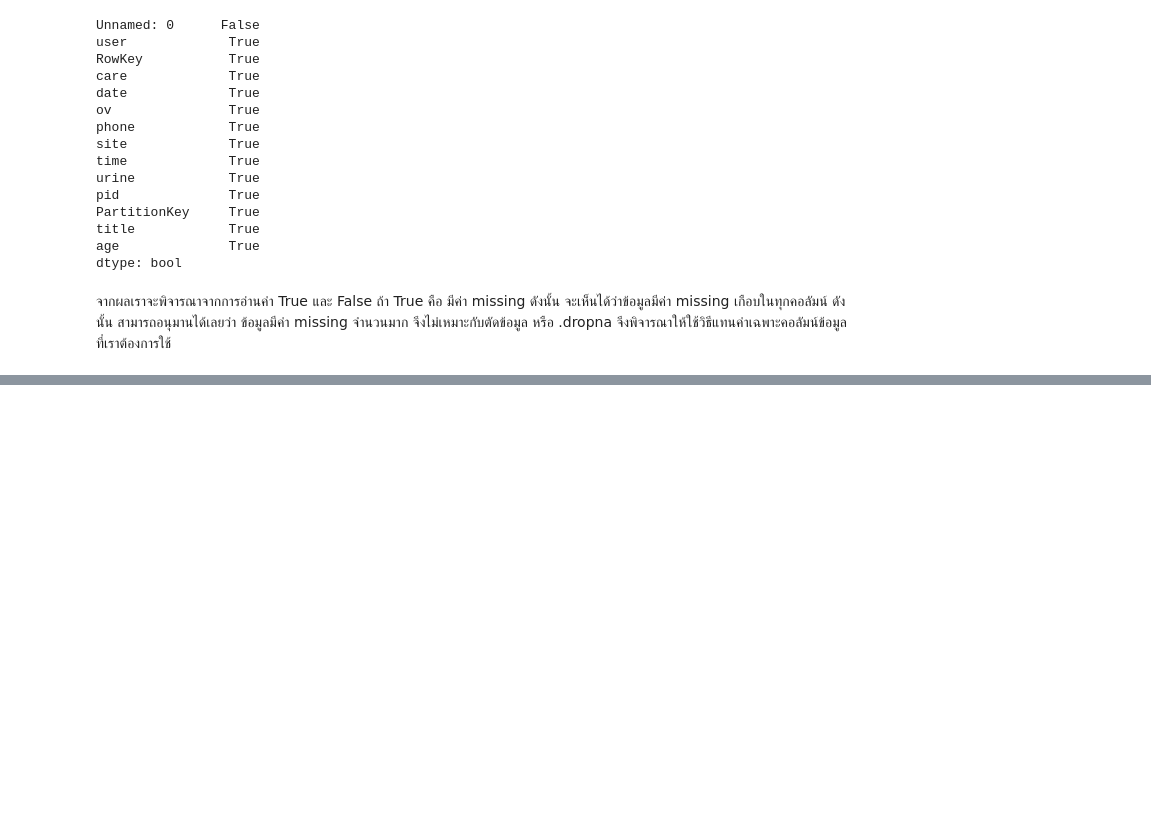
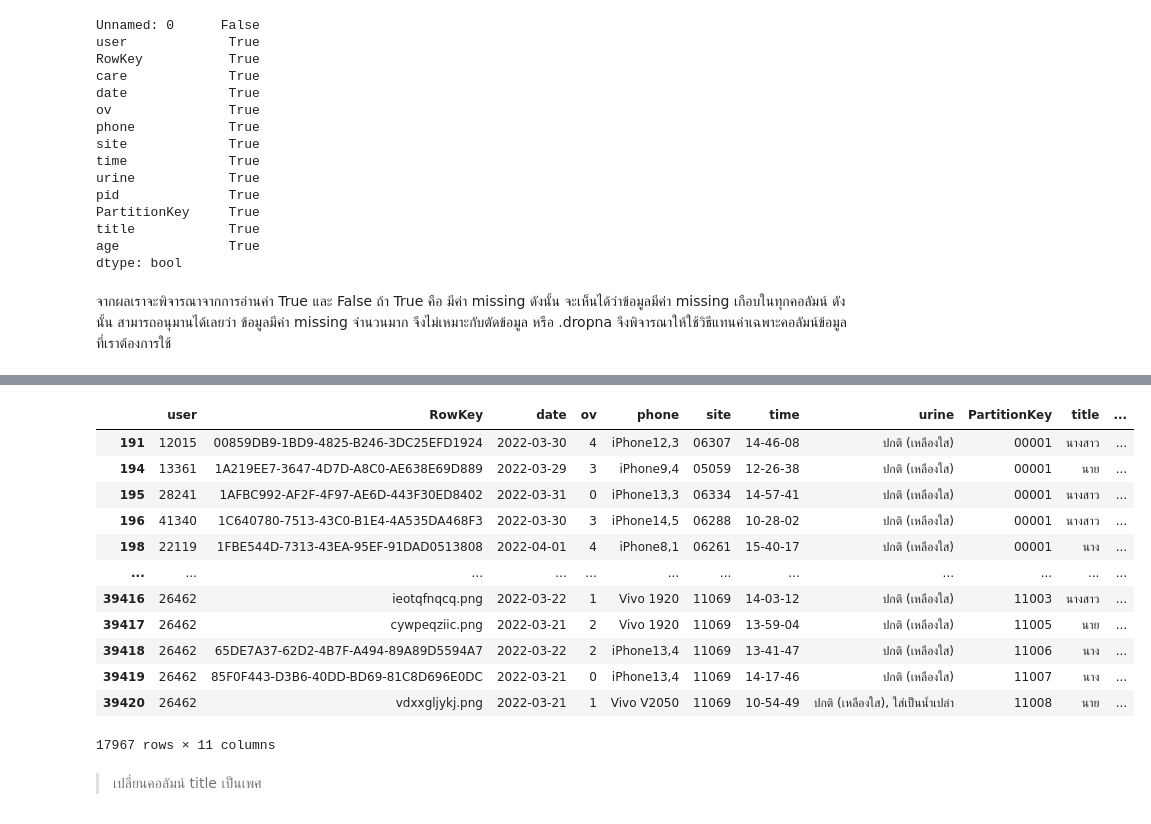
Before and after one commit to khanittha-phusopha/data_viz_2022, a Jupyter notebook: Final_2022.ipynb, the cells around one changed output, grey strips where cells are left out. Cells and saved outputs as stored; diff of their text form; code cells hidden in the pictures; blank space fills up the shorter version.

```diff
--- a/Final_2022.ipynb
+++ b/Final_2022.ipynb
@@ -108,0 +191,4 @@ data1
+# %%
+data_drop['user'] = pd.to_numeric(data_drop['user'], errors='coerce')
+data_drop['ov'] = pd.to_numeric(data_drop['ov'], errors='coerce')
+data_drop['age'] = pd.to_numeric(data_drop['age'], errors='coerce');
@@ -108,0 +214,5 @@ data1
+# %%
+data_drop = data_drop.replace(np.nan, 0, regex=True)
+data_drop['user'] = data_drop['user'].astype(int)
+data_drop['ov'] = data_drop['ov'].astype(int)
+data_drop['age'] = data_drop['age'].astype(int)
@@ -108,0 +279,2 @@ data1
+# %%
+data_drop['time'] = data_drop['time'].replace(':','-',regex=True)
@@ -108,0 +297,27 @@ data1
+# %%
+TF=list()
+for each_row in data_drop.iterrows():
+    if (10000 < each_row[1]['user'] < 60000):  #each_row คือ ตัวเลข
+        TF.append(True)
+    else:
+        TF.append(False)
+
+data2= data_drop[TF]
+# %%
+data2
+# %% [output]
+|  | user | RowKey | date | ov | phone | site | time | urine | PartitionKey | title | ... |
+| 191 | 12015 | 00859DB9-1BD9-4825-B246-3DC25EFD1924 | 2022-03-30 | 4 | iPhone12,3 | 06307 | 14-46-08 | ปกติ (เหลืองใส) | 00001 | นางสาว | ... |
+| 194 | 13361 | 1A219EE7-3647-4D7D-A8C0-AE638E69D889 | 2022-03-29 | 3 | iPhone9,4 | 05059 | 12-26-38 | ปกติ (เหลืองใส) | 00001 | นาย | ... |
+| 195 | 28241 | 1AFBC992-AF2F-4F97-AE6D-443F30ED8402 | 2022-03-31 | 0 | iPhone13,3 | 06334 | 14-57-41 | ปกติ (เหลืองใส) | 00001 | นางสาว | ... |
+| 196 | 41340 | 1C640780-7513-43C0-B1E4-4A535DA468F3 | 2022-03-30 | 3 | iPhone14,5 | 06288 | 10-28-02 | ปกติ (เหลืองใส) | 00001 | นางสาว | ... |
+| 198 | 22119 | 1FBE544D-7313-43EA-95EF-91DAD0513808 | 2022-04-01 | 4 | iPhone8,1 | 06261 | 15-40-17 | ปกติ (เหลืองใส) | 00001 | นาง | ... |
+| ... | ... | ... | ... | ... | ... | ... | ... | ... | ... | ... | ... |
+| 39416 | 26462 | ieotqfnqcq.png | 2022-03-22 | 1 | Vivo 1920 | 11069 | 14-03-12 | ปกติ (เหลืองใส) | 11003 | นางสาว | ... |
+| 39417 | 26462 | cywpeqziic.png | 2022-03-21 | 2 | Vivo 1920 | 11069 | 13-59-04 | ปกติ (เหลืองใส) | 11005 | นาย | ... |
+| 39418 | 26462 | 65DE7A37-62D2-4B7F-A494-89A89D5594A7 | 2022-03-22 | 2 | iPhone13,4 | 11069 | 13-41-47 | ปกติ (เหลืองใส) | 11006 | นาง | ... |
+| 39419 | 26462 | 85F0F443-D3B6-40DD-BD69-81C8D696E0DC | 2022-03-21 | 0 | iPhone13,4 | 11069 | 14-17-46 | ปกติ (เหลืองใส) | 11007 | นาง | ... |
+| 39420 | 26462 | vdxxgljykj.png | 2022-03-21 | 1 | Vivo V2050 | 11069 | 10-54-49 | ปกติ (เหลืองใส), ใส่เป็นน้ำเปล่า | 11008 | นาย | ... |
+17967 rows × 11 columns
+# %% [markdown]
+> เปลี่ยนคอลัมน์ title เป็นเพศ
```
Also changed, not shown: parts of 55 cells of this notebook.
